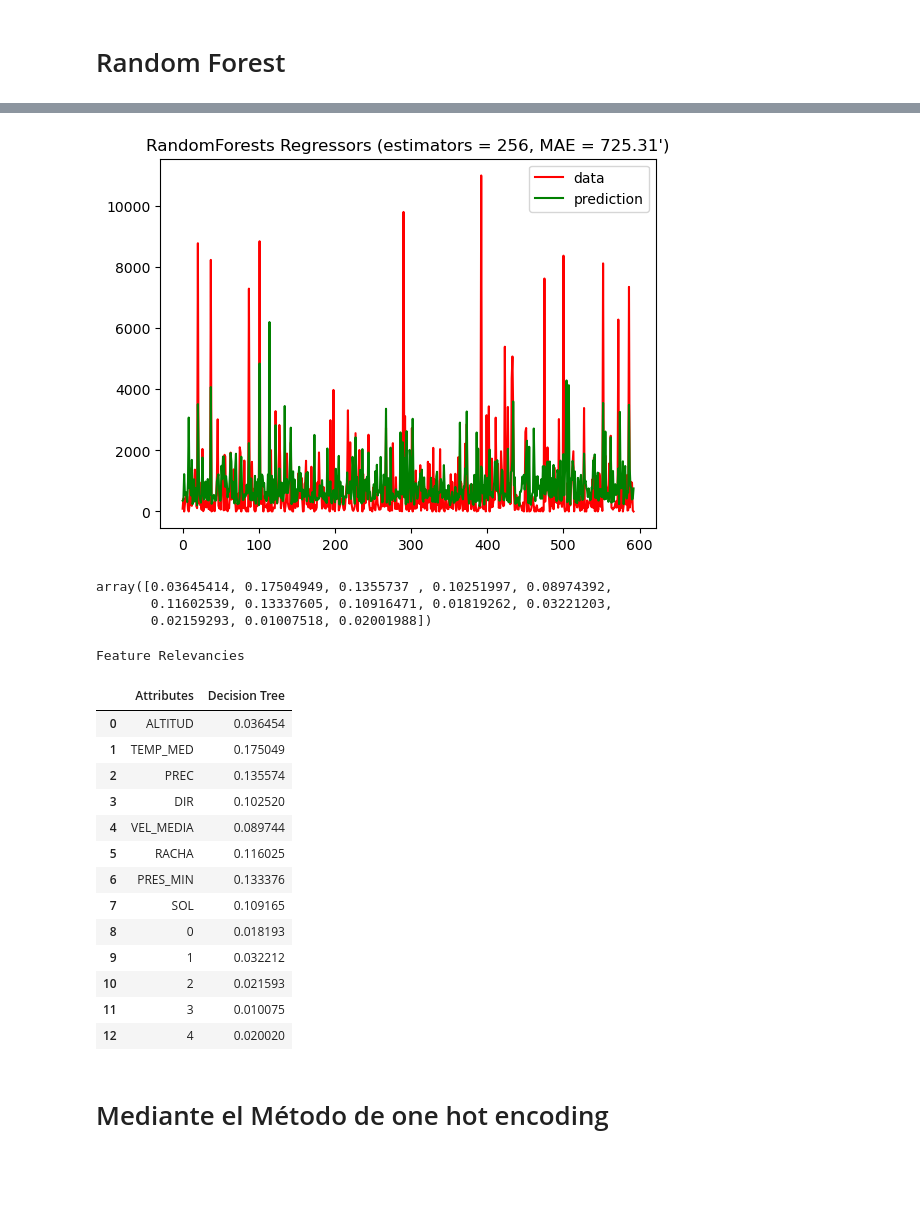
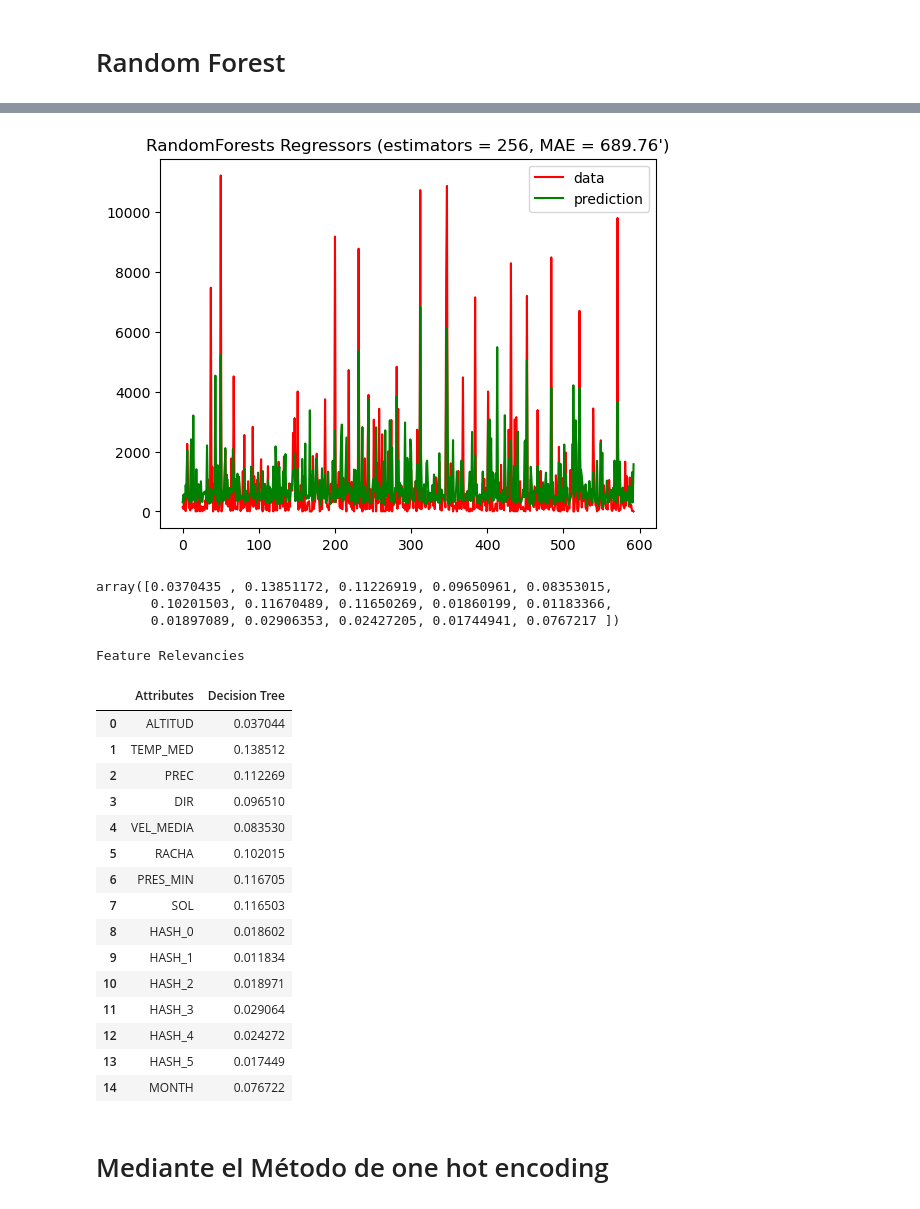
Before and after one commit to Danilo0221/TFM, a Jupyter notebook: DataMining/Random_Forest.ipynb, the cells around one changed output, grey strips where cells are left out. Cells and saved outputs as stored; diff of their text form; code cells hidden in the pictures; blank space fills up the shorter version.

```diff
--- a/DataMining/Random_Forest.ipynb
+++ b/DataMining/Random_Forest.ipynb
@@ -43,6 +28,6 @@ df
 # %%
 #Crear un objeto FeatureHasher
-fh = FeatureHasher(n_features=5, input_type='string')
+fh = FeatureHasher(n_features=6, input_type='string')
 
 #Transformar la variable categórica utilizando la codificación Hashing
 hashed = fh.transform(df['PROVINCIA'])
@@ -53,3 +38,11 @@ hashed_df = pd.DataFrame(hashed.toarray())
 #Unir el dataframe original con el dataframe de características codificadas
 df = pd.concat([df, hashed_df], axis=1)
 df = df.drop(columns=['PROVINCIA'])
+df.rename(columns = {0:'HASH_0'}, inplace = True)
+df.rename(columns = {1:'HASH_1'}, inplace = True)
+df.rename(columns = {2:'HASH_2'}, inplace = True)
+df.rename(columns = {3:'HASH_3'}, inplace = True)
+df.rename(columns = {4:'HASH_4'}, inplace = True)
+df.rename(columns = {5:'HASH_5'}, inplace = True)
+# %%
+df = df.assign(MONTH = lambda x: (x['FECHA'].astype(str).str.slice(start=5).astype(int)))
@@ -132,34 +163,36 @@ plt.title("RandomForests Regressors (estimators = %i, MAE = %6.2f')" % (best_est
 
 plt.show()
 # %% [output]
-[figure, old version]
+[figure, new version]
 # %%
 regressor.feature_importances_
 # %% [output]
-array([0.03645414, 0.17504949, 0.1355737 , 0.10251997, 0.08974392,
-       0.11602539, 0.13337605, 0.10916471, 0.01819262, 0.03221203,
-       0.02159293, 0.01007518, 0.02001988])
+array([0.0370435 , 0.13851172, 0.11226919, 0.09650961, 0.08353015,
+       0.10201503, 0.11670489, 0.11650269, 0.01860199, 0.01183366,
+       0.01897089, 0.02906353, 0.02427205, 0.01744941, 0.0767217 ])
 # %%
 print ('Feature Relevancies')
 pd.DataFrame({'Attributes': ('ALTITUD', 'TEMP_MED', 'PREC', 'DIR', 'VEL_MEDIA', 'RACHA', 'PRES_MIN', 'SOL',
-                             '0', '1', '2', '3', '4')
+                             'HASH_0', 'HASH_1', 'HASH_2', 'HASH_3', 'HASH_4', 'HASH_5', 'MONTH')
               ,'Decision Tree': regressor.feature_importances_})
 # %% [output]
 Feature Relevancies
 |  | Attributes | Decision Tree |
-| 0 | ALTITUD | 0.036454 |
-| 1 | TEMP_MED | 0.175049 |
-| 2 | PREC | 0.135574 |
-| 3 | DIR | 0.102520 |
-| 4 | VEL_MEDIA | 0.089744 |
-| 5 | RACHA | 0.116025 |
-| 6 | PRES_MIN | 0.133376 |
-| 7 | SOL | 0.109165 |
-| 8 | 0 | 0.018193 |
-| 9 | 1 | 0.032212 |
-| 10 | 2 | 0.021593 |
-| 11 | 3 | 0.010075 |
-| 12 | 4 | 0.020020 |
+| 0 | ALTITUD | 0.037044 |
+| 1 | TEMP_MED | 0.138512 |
+| 2 | PREC | 0.112269 |
+| 3 | DIR | 0.096510 |
+| 4 | VEL_MEDIA | 0.083530 |
+| 5 | RACHA | 0.102015 |
+| 6 | PRES_MIN | 0.116705 |
+| 7 | SOL | 0.116503 |
+| 8 | HASH_0 | 0.018602 |
+| 9 | HASH_1 | 0.011834 |
+| 10 | HASH_2 | 0.018971 |
+| 11 | HASH_3 | 0.029064 |
+| 12 | HASH_4 | 0.024272 |
+| 13 | HASH_5 | 0.017449 |
+| 14 | MONTH | 0.076722 |
 # %% [markdown]
 # Mediante el Método de one hot encoding
 # %%
```
Also changed, not shown: parts of 13 cells of this notebook, 15 other files.
